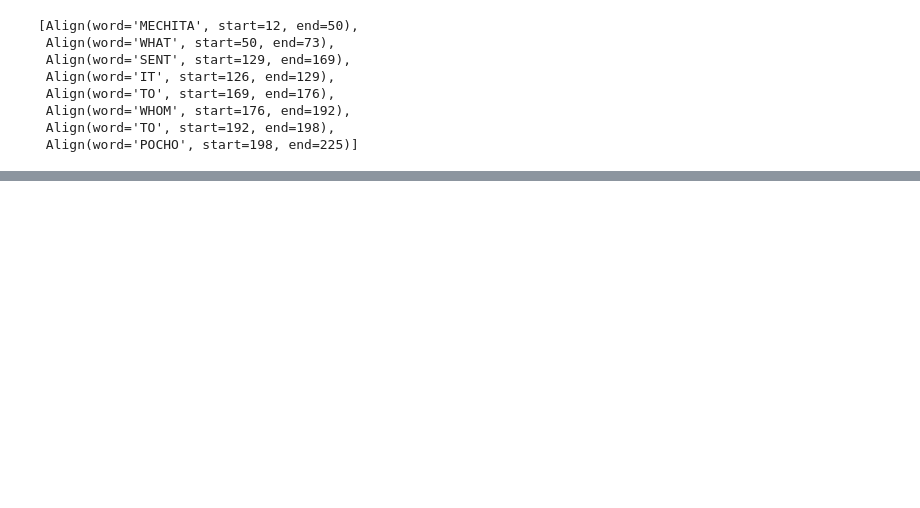
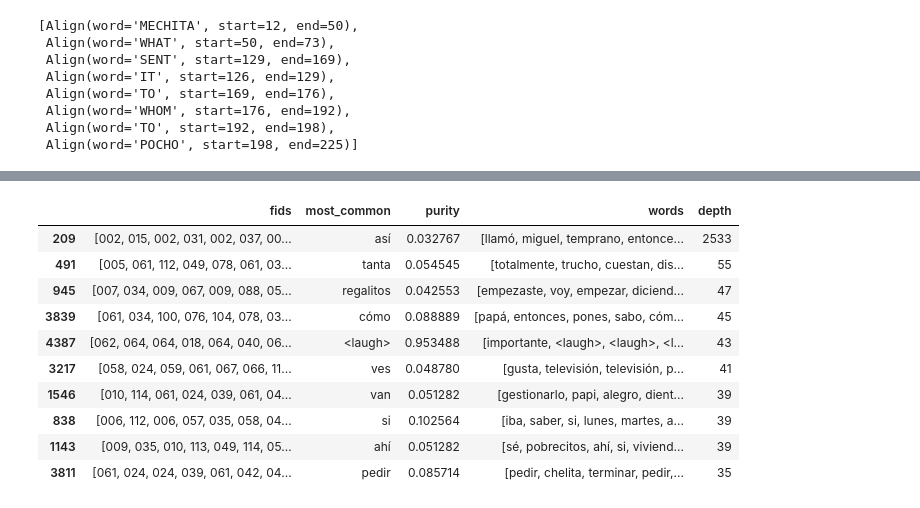
Before and after one commit to 0xSameer/speech_patterns, a Jupyter notebook: visualize_utd.ipynb, the cells around one changed output, grey strips where cells are left out. Saved outputs shown, nothing was run; the diff lists cells and outputs as text; code cells hidden in the pictures; blank space fills up the shorter version.

```diff
--- a/visualize_utd.ipynb
+++ b/visualize_utd.ipynb
@@ -242,0 +314,14 @@ print(len(clusters_df), len(clusters_df[clusters_df['depth'] == 0]))
+# %%
+(clusters_df.sort_values('depth', ascending=False, inplace=False)).head(10)
+# %% [output]
+|  | fids | most_common | purity | words | depth |
+| 209 | [002, 015, 002, 031, 002, 037, 00... | así | 0.032767 | [llamó, miguel, temprano, entonce... | 2533 |
+| 491 | [005, 061, 112, 049, 078, 061, 03... | tanta | 0.054545 | [totalmente, trucho, cuestan, dis... | 55 |
+| 945 | [007, 034, 009, 067, 009, 088, 05... | regalitos | 0.042553 | [empezaste, voy, empezar, diciend... | 47 |
+| 3839 | [061, 034, 100, 076, 104, 078, 03... | cómo | 0.088889 | [papá, entonces, pones, sabo, cóm... | 45 |
+| 4387 | [062, 064, 064, 018, 064, 040, 06... | <laugh> | 0.953488 | [importante, <laugh>, <laugh>, <l... | 43 |
+| 3217 | [058, 024, 059, 061, 067, 066, 11... | ves | 0.048780 | [gusta, televisión, televisión, p... | 41 |
+| 1546 | [010, 114, 061, 024, 039, 061, 04... | van | 0.051282 | [gestionarlo, papi, alegro, dient... | 39 |
+| 838 | [006, 112, 006, 057, 035, 058, 04... | si | 0.102564 | [iba, saber, si, lunes, martes, a... | 39 |
+| 1143 | [009, 035, 010, 113, 049, 114, 05... | ahí | 0.051282 | [sé, pobrecitos, ahí, si, viviend... | 39 |
+| 3811 | [061, 024, 024, 039, 061, 042, 04... | pedir | 0.085714 | [pedir, chelita, terminar, pedir,... | 35 |
```
Also changed, not shown: parts of 60 cells of this notebook, 6 other files.
